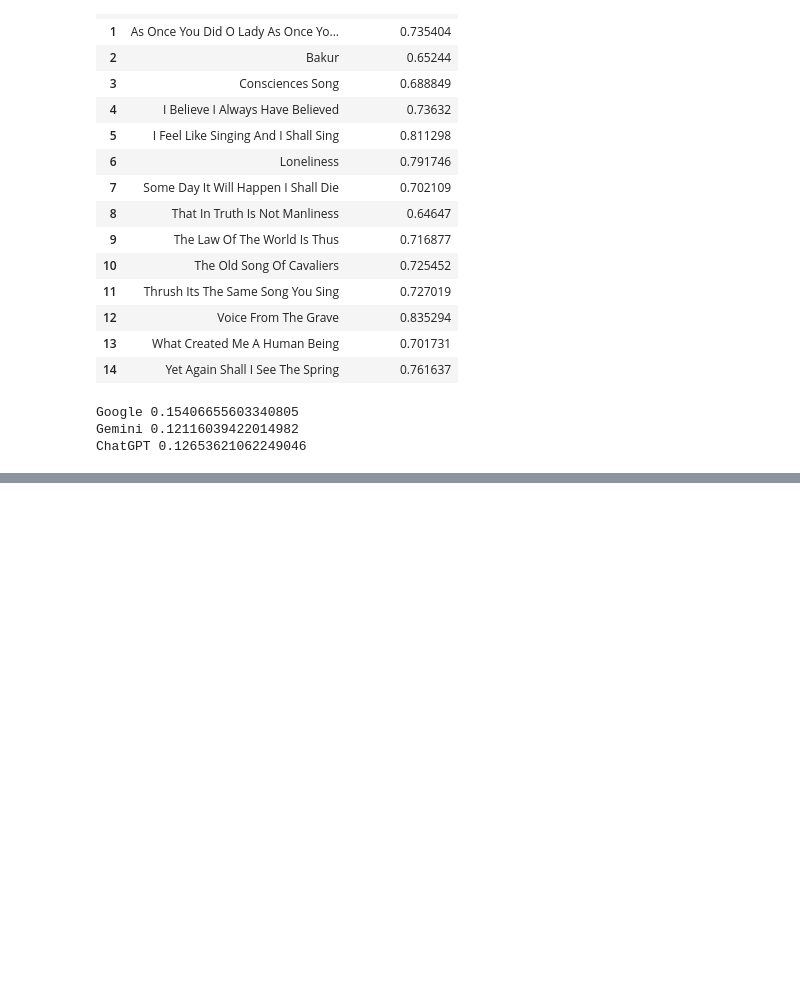
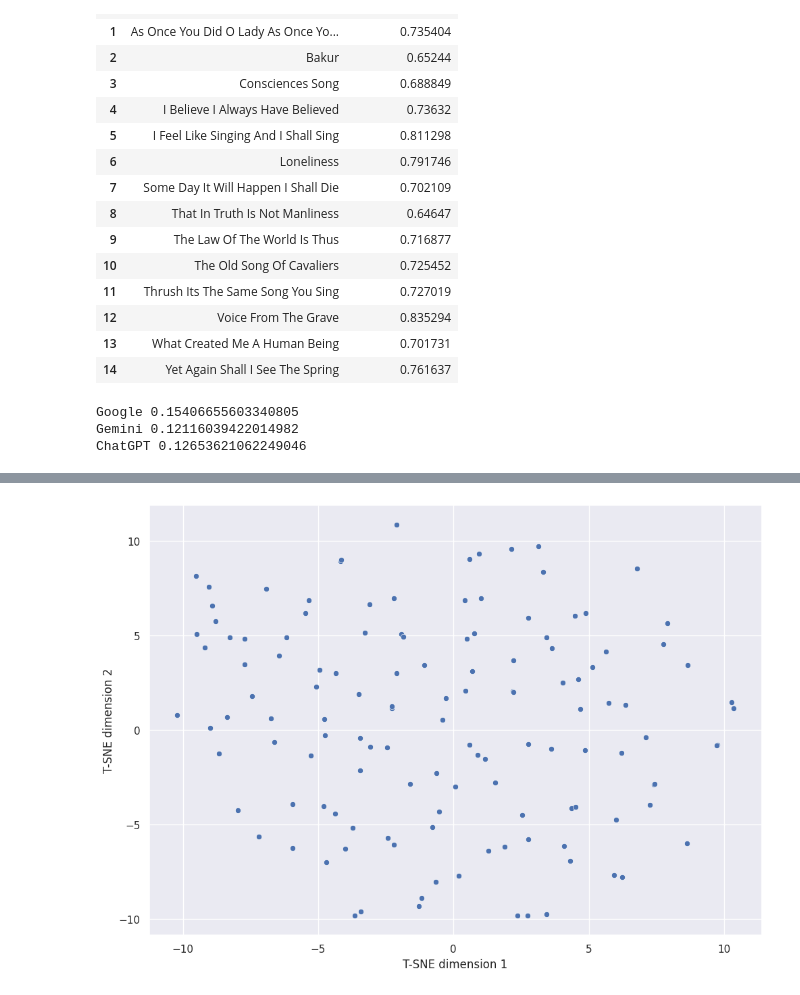
Before and after one commit to sydney-machine-learning/translationanalysis-Georgianlanguage, a Jupyter notebook: Code/Semantic_analysis.ipynb, the cells around one changed output, grey strips where cells are left out. Drawn from its saved outputs; the diff is of its cells as text; code cells hidden in the pictures; blank space fills up the shorter version.

```diff
--- a/Code/Semantic_analysis.ipynb
+++ b/Code/Semantic_analysis.ipynb
@@ -638,6 +579,12 @@ X_embedded = tsne.fit_transform(candidate_embeddings)
 # %%
-sns.scatterplot(X_embedded[:,0], X_embedded[:,1], legend='full')
+sns.set(rc={'figure.figsize':(11.7,8.27)})
+palette = sns.color_palette("bright", 2)
+tsne = TSNE(perplexity=30)
+X_embedded = tsne.fit_transform(candidate_embeddings)
+
+sns.scatterplot(x=X_embedded[:,0], y=X_embedded[:,1], legend='full')
 plt.xlabel(xlabel='T-SNE dimension 1')
 plt.ylabel(ylabel='T-SNE dimension 2')
-
 plt.show()
+# %% [output]
+[figure, added]
```
Also changed, not shown: parts of 33 cells of this notebook, 6 other files.
